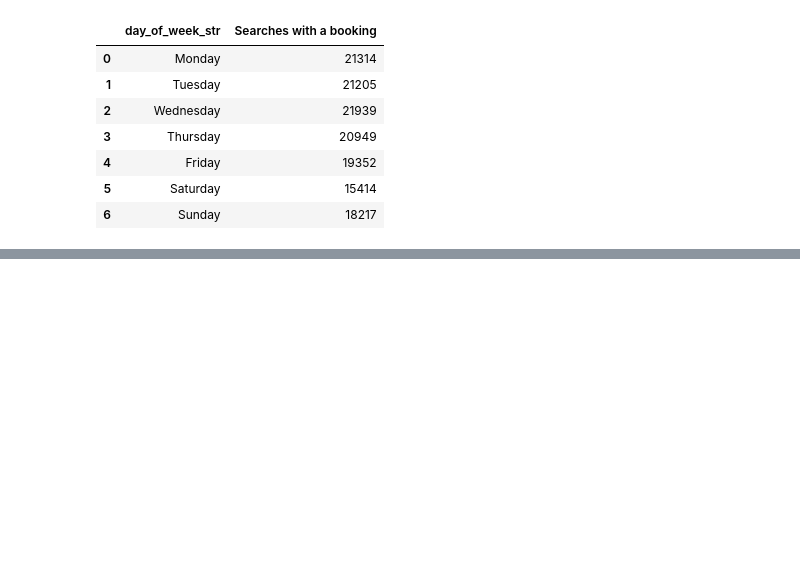
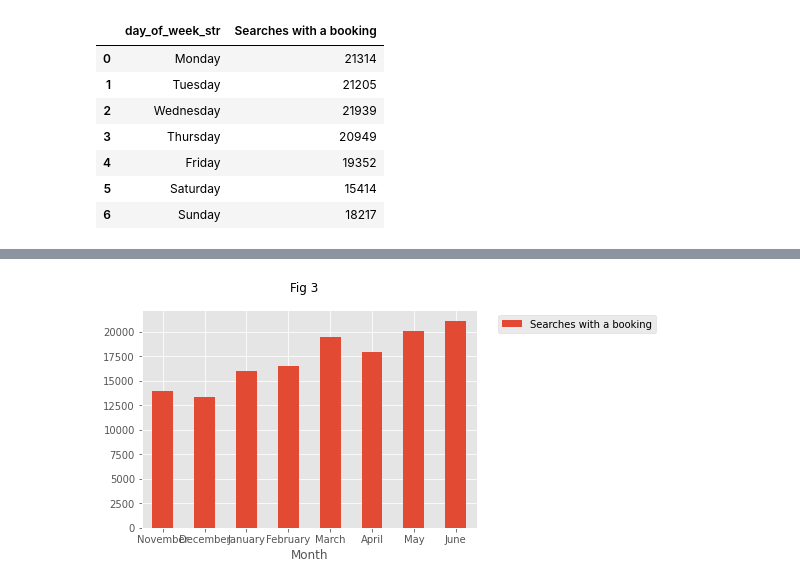
Before and after one commit to lkuffo/dm-kaggle, a Jupyter notebook: EDA 1.ipynb, the cells around one changed output, grey strips where cells are left out. Saved outputs shown, nothing was run; the diff lists cells and outputs as text; code cells hidden in the pictures; blank space fills up the shorter version.

```diff
--- a/EDA 1.ipynb
+++ b/EDA 1.ipynb
@@ -275,0 +386,8 @@ We found that in the training set there are 199795 searches. Searches have a min
+# %%
+print ("Searches with a booking by month")
+search_month = df_booked[['srch_id', 'month_str']].groupby(['month_str']).srch_id.nunique()
+search_month = pd.DataFrame(search_month)
+search_month = search_month.reindex(['November', 'December', 'January', 'February', 'March', 'April', 'May', 'June'])
+search_month.reset_index(inplace=True)
+search_month.rename(columns={"srch_id": "Searches with a booking"}, inplace=True)
+search_month
@@ -275,0 +405,9 @@ We found that in the training set there are 199795 searches. Searches have a min
+# %%
+search_month.plot.bar(x='month_str', logy=False)
+plt.xticks(rotation=0)
+plt.xlabel('Month')
+plt.suptitle('Fig 3')
+plt.legend(bbox_to_anchor=(1.05, 1), loc='upper left')
+plt.show()
+# %% [output]
+[figure, added]
```
Also changed, not shown: parts of 38 cells of this notebook, 2 other files.
